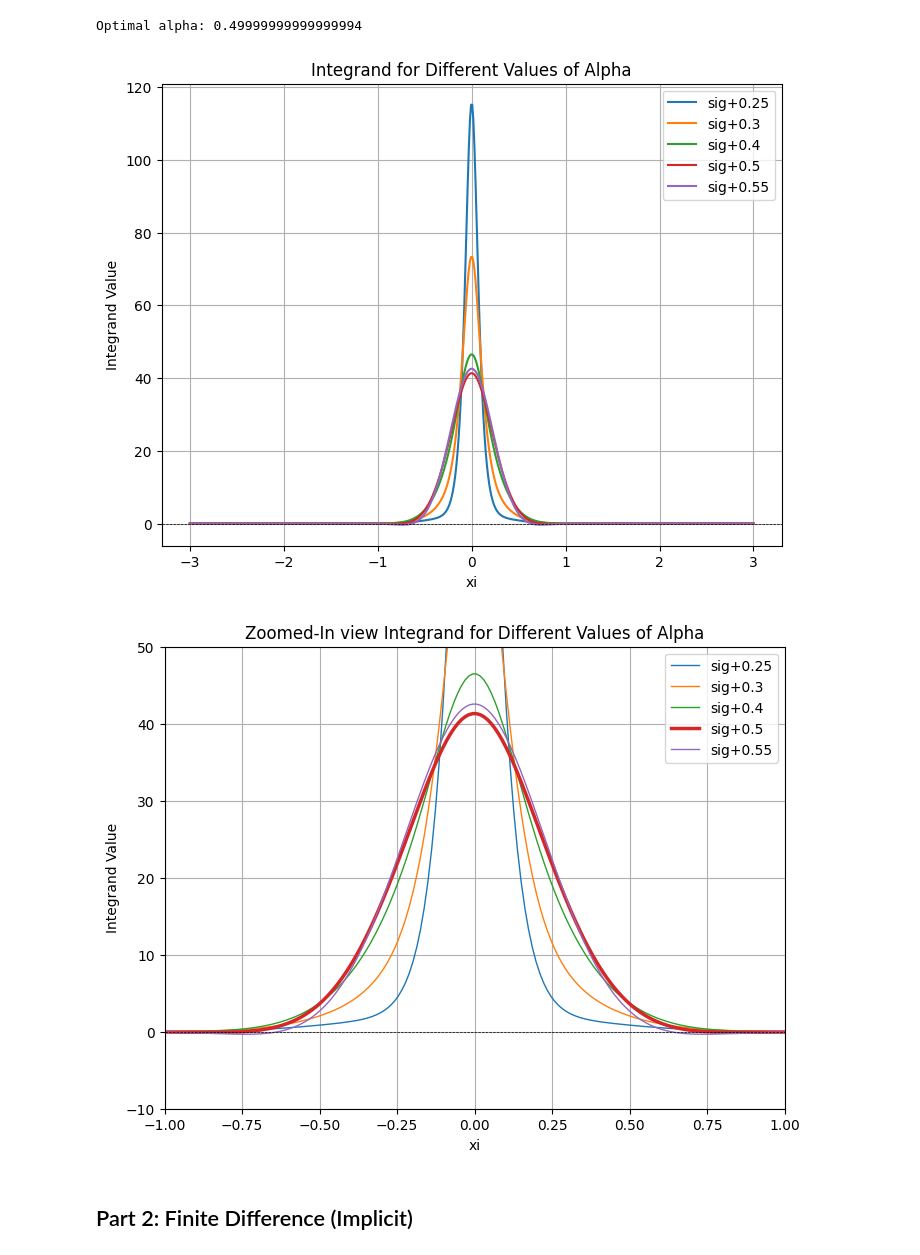
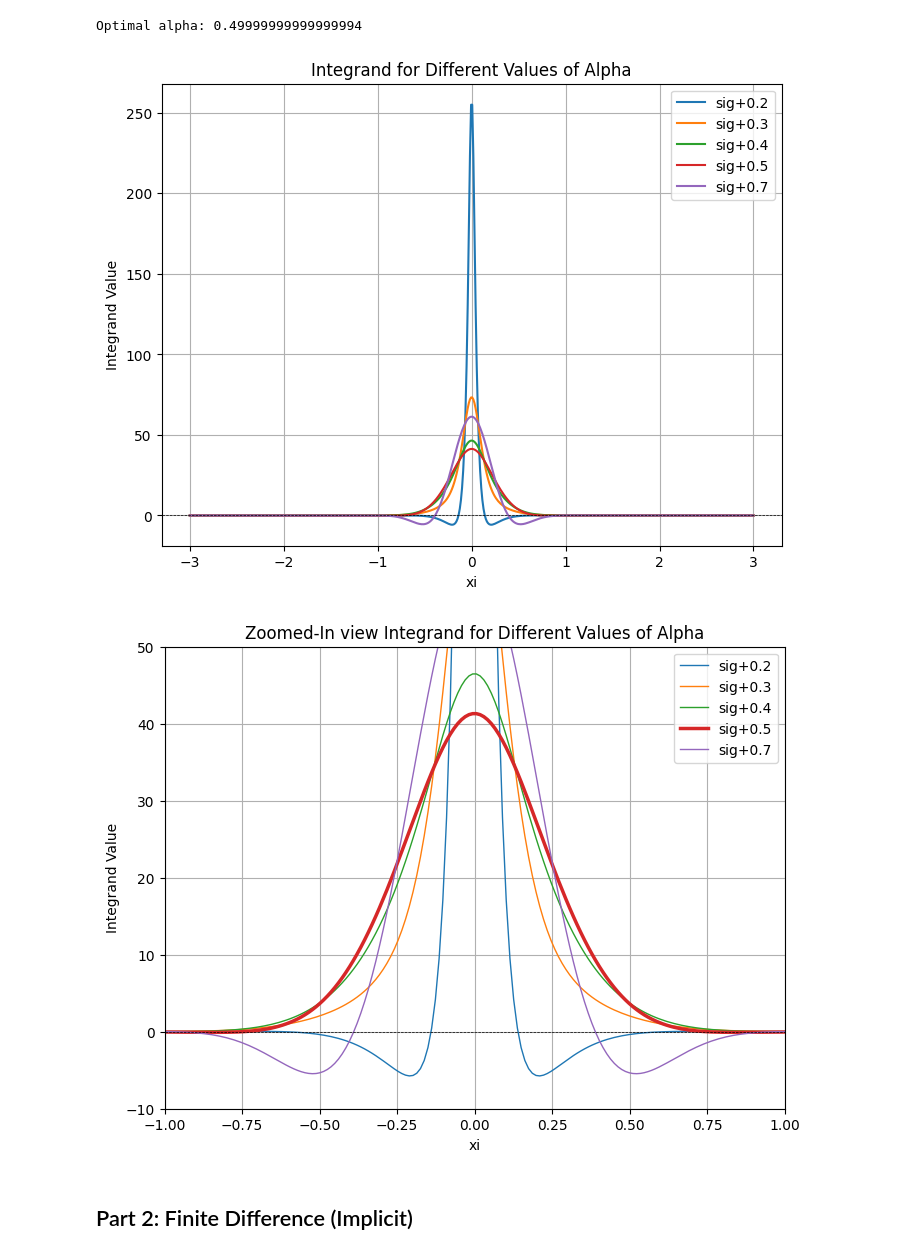
Before and after one commit to ashademeij/MathematicalFinance, a Jupyter notebook: Case 4/NumericalMethods.ipynb, the cells around one changed output. Drawn from its saved outputs; the diff is of its cells as text; code cells hidden in the pictures.

```diff
--- a/Case 4/NumericalMethods.ipynb
+++ b/Case 4/NumericalMethods.ipynb
@@ -71,31 +67,31 @@ print(f"Optimal alpha: {optimal_alpha}")
 [figure]
 Optimal alpha: 0.49999999999999994
 # %%
-alpha_values = [0.25, 0.3, 0.4, 0.5, 0.55]
+alpha_values = [0.2, 0.3, 0.4, 0.5, 0.7]
 results = []
 
 # Calculate integration for each alpha
 for alpha in alpha_values:
     results.append(integrate_function(alpha))
 
 # Plotting
 plt.figure(figsize=(8, 6))
 xi_range = np.linspace(-3, 3, 500)
 
 for alpha in alpha_values:
     y_values = [ftint2(xi, alpha) for xi in xi_range]
     plt.plot(xi_range, y_values, label=f'sig+{alpha}')
 
 plt.axhline(0, color='black', linewidth=0.5, linestyle='--')
 plt.xlabel('xi')
 plt.ylabel('Integrand Value')
 plt.title('Integrand for Different Values of Alpha')
 
 plt.legend()
 plt.grid()
 plt.show()
 # %% [output]
-[figure, old version]
+[figure, new version]
 # %%
 # Plotting with zoom and thicker line for alpha=0.5
 plt.figure(figsize=(8, 6))
@@ -121,6 +117,6 @@ plt.legend()
 plt.grid()
 plt.show()
 # %% [output]
-[figure, old version]
+[figure, new version]
 # %% [markdown]
 ## Part 2: Finite Difference (Implicit)
```
Also changed, not shown: parts of 8 cells of this notebook.
